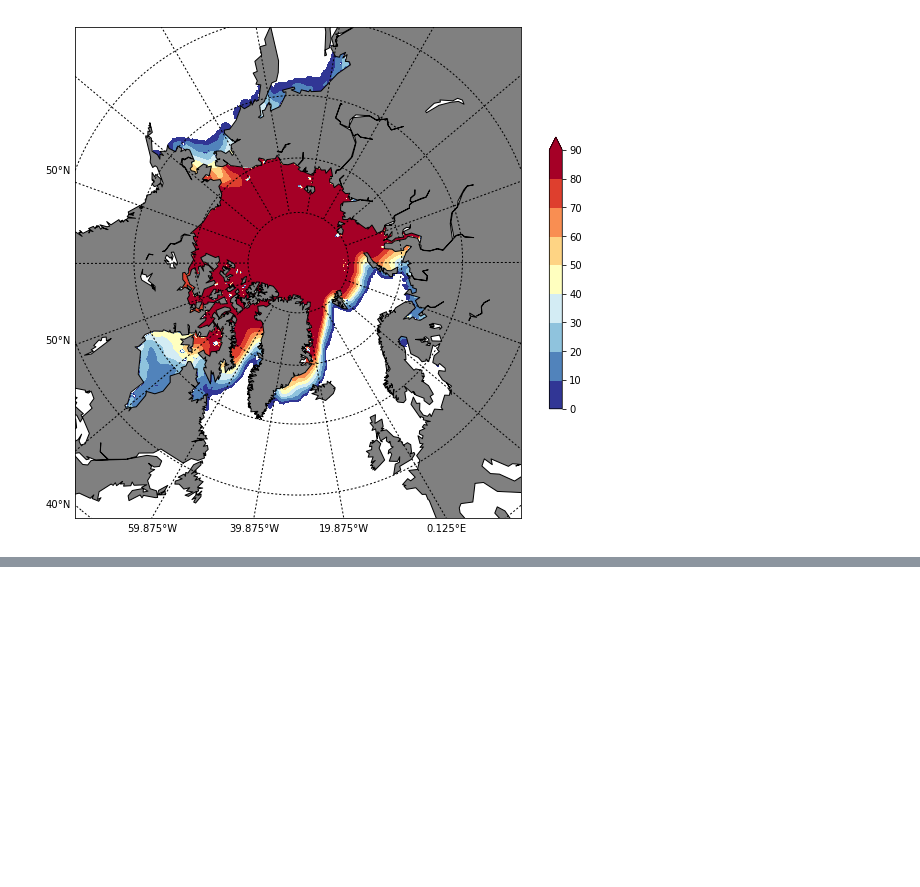
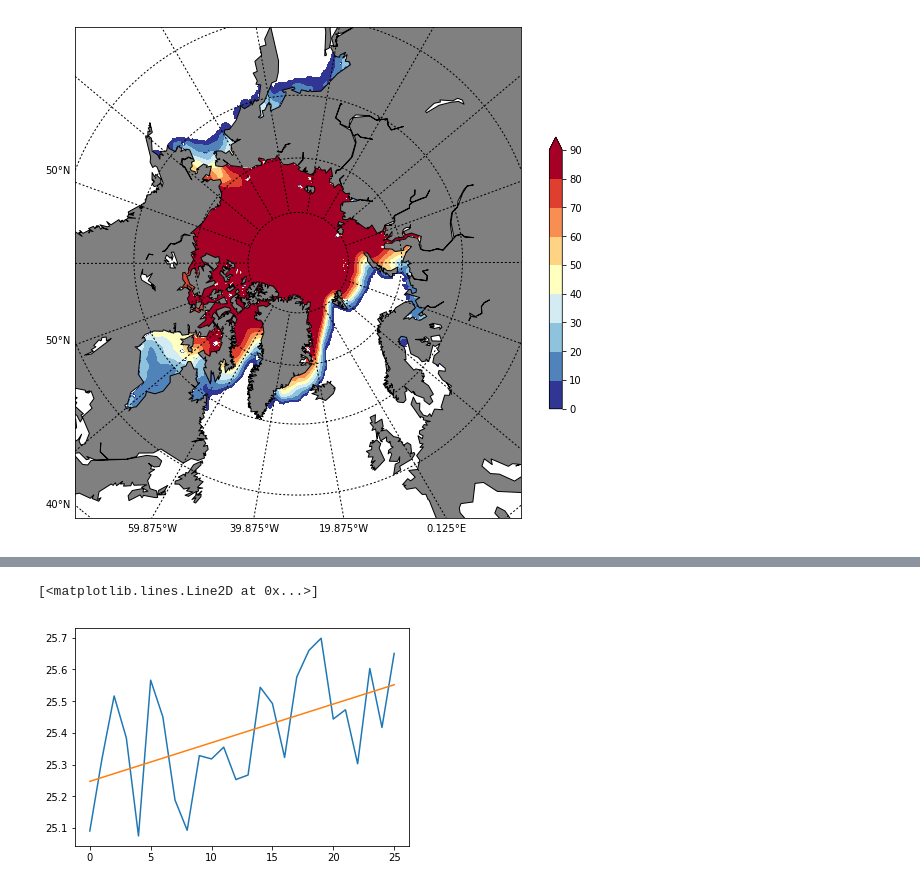
Before and after one commit to hfloresr/ArcticSea, a Jupyter notebook: explore_seaice.ipynb, the cells around one changed output, grey strips where cells are left out. Cells and saved outputs as stored; diff of their text form; code cells hidden in the pictures; blank space fills up the shorter version.

```diff
--- a/explore_seaice.ipynb
+++ b/explore_seaice.ipynb
@@ -585,0 +594,12 @@ axes.hold is deprecated.
+# %%
+# Initialize tau to 1875... 1950 in 25yr increments. Then 1950 to 2010 in 10 year increments.
+T = [1875, 1900, 1925, 1950, 1960, 1970, 1975, 1978,
+     1980, 1985, 1990, 1995, 2000, 2005, 2010]
+# %%
+t_tau0 = t1[t1<=T[0]]
+y_tau0 = y[t1<=T[0]]
+# %%
+robjs.globalenv['y_tau0'] = robjs.FloatVector(y_tau0)
+robjs.globalenv['t_tau0'] = robjs.FloatVector(t_tau0)
+fit = r.lm('y_tau0 ~ t_tau0')
+print(str(r.summary(fit))[str(r.summary(fit)).find('Residuals:'):])
@@ -585,0 +621,9 @@ axes.hold is deprecated.
+# %%
+k_hat = fit.rx2('coefficients')
+t_hat = k_hat[0] + k_hat[1]*t_tau0
+# %%
+plt.plot(y_tau0)
+plt.plot(t_hat)
+# %% [output]
+[<matplotlib.lines.Line2D at 0x...>]
+[figure, added]
```
Also changed, not shown: parts of 9 cells of this notebook.
